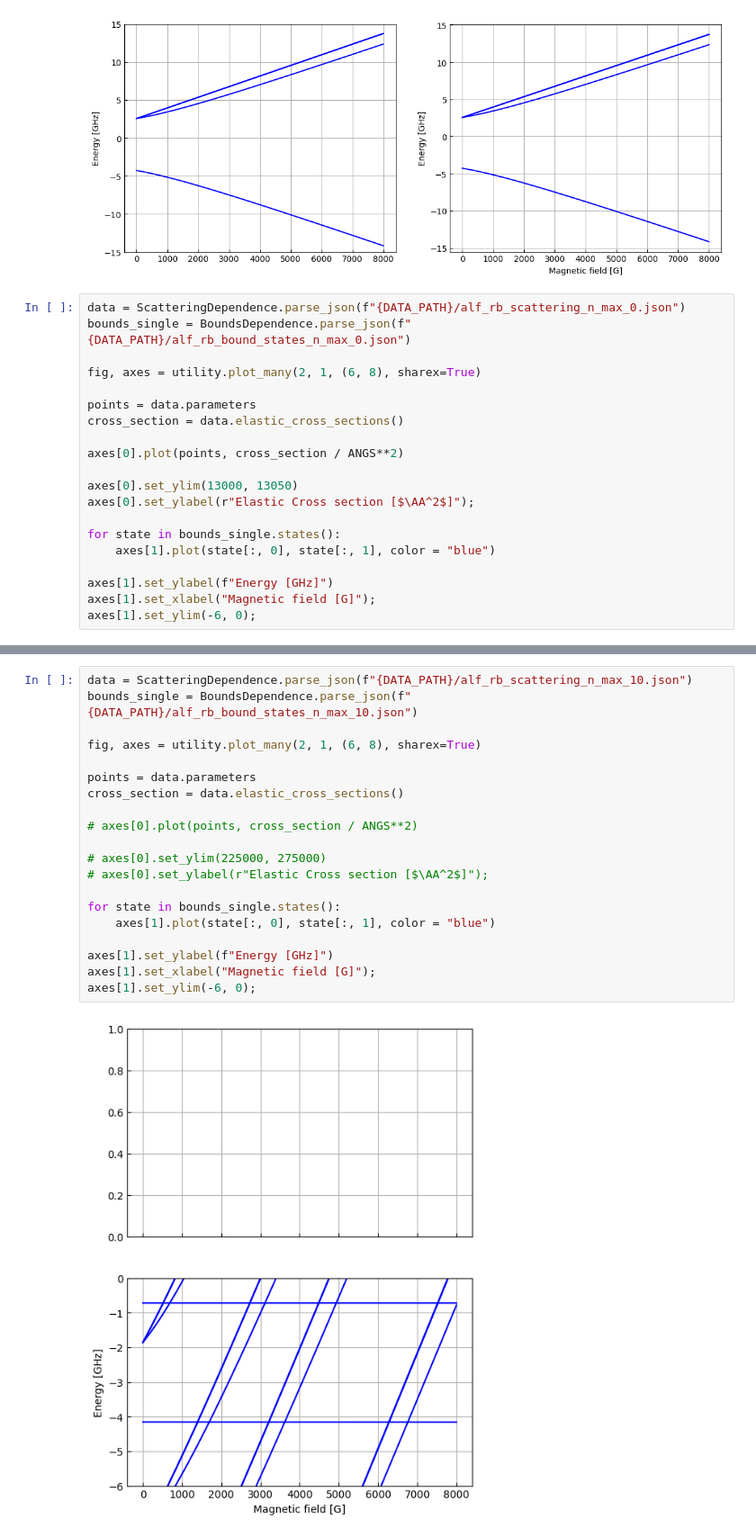
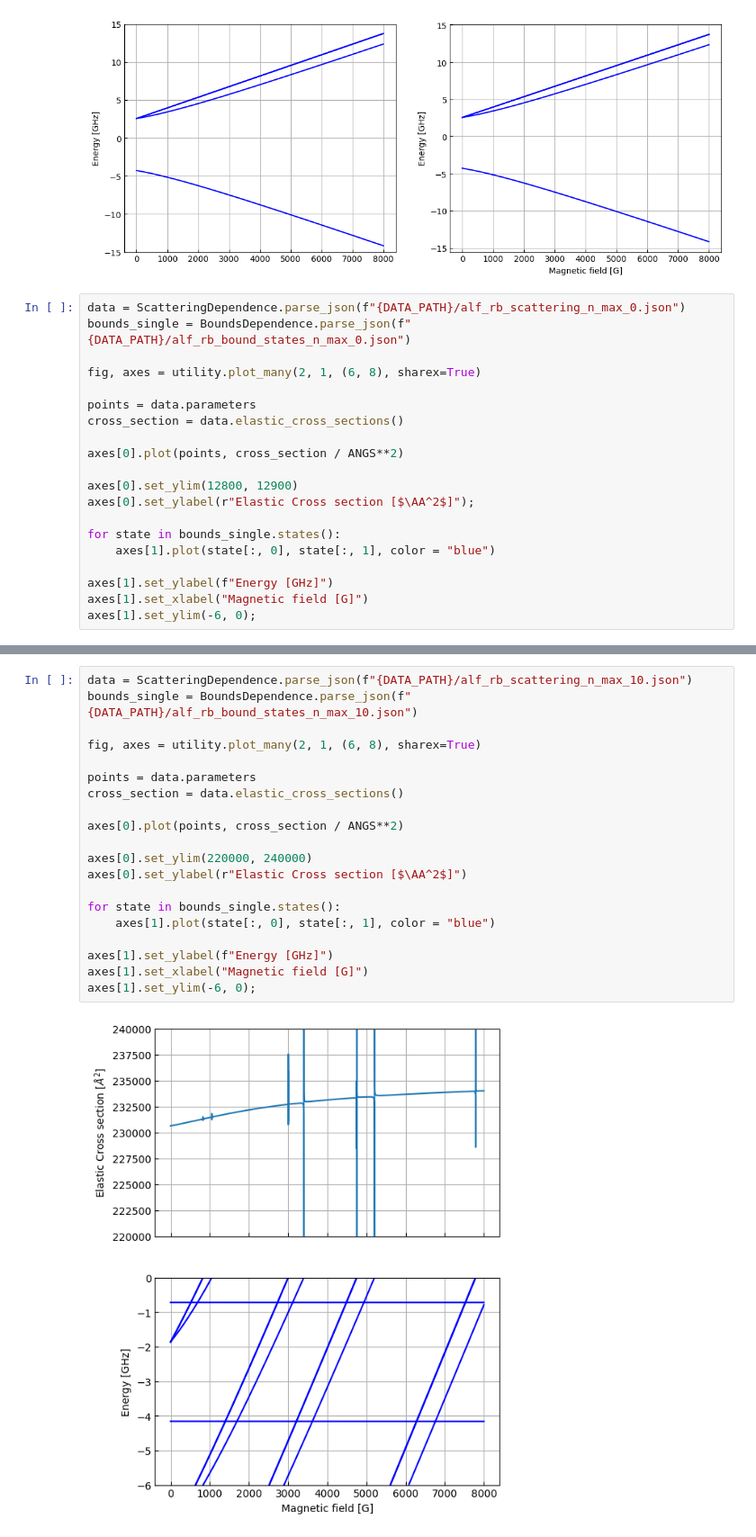
Before and after one commit to Wleter/rb_alf_feshbach, a Jupyter notebook: analysis/analysis.ipynb, the cells around one changed output, grey strips where cells are left out. Shown at 90% size. Cells and saved outputs as stored; diff of their text form.

```diff
--- a/analysis/analysis.ipynb
+++ b/analysis/analysis.ipynb
@@ -191,13 +191,13 @@ cross_section = data.elastic_cross_sections()
 
 axes[0].plot(points, cross_section / ANGS**2)
 
-axes[0].set_ylim(13000, 13050)
+axes[0].set_ylim(12800, 12900)
 axes[0].set_ylabel(r"Elastic Cross section [$\AA^2$]");
 
 for state in bounds_single.states():
 	axes[1].plot(state[:, 0], state[:, 1], color = "blue")
 
 axes[1].set_ylabel(f"Energy [GHz]")
-axes[1].set_xlabel("Magnetic field [G]");
+axes[1].set_xlabel("Magnetic field [G]")
 axes[1].set_ylim(-6, 0);
 # %% [output]
@@ -205,22 +205,22 @@ axes[1].set_ylim(-6, 0);
 # %%
 data = ScatteringDependence.parse_json(f"{DATA_PATH}/alf_rb_scattering_n_max_10.json")
 bounds_single = BoundsDependence.parse_json(f"{DATA_PATH}/alf_rb_bound_states_n_max_10.json")
 
 fig, axes = utility.plot_many(2, 1, (6, 8), sharex=True)
 
 points = data.parameters
 cross_section = data.elastic_cross_sections()
 
-# axes[0].plot(points, cross_section / ANGS**2)
+axes[0].plot(points, cross_section / ANGS**2)
 
-# axes[0].set_ylim(225000, 275000)
-# axes[0].set_ylabel(r"Elastic Cross section [$\AA^2$]");
+axes[0].set_ylim(220000, 240000)
+axes[0].set_ylabel(r"Elastic Cross section [$\AA^2$]")
 
 for state in bounds_single.states():
 	axes[1].plot(state[:, 0], state[:, 1], color = "blue")
 
 axes[1].set_ylabel(f"Energy [GHz]")
-axes[1].set_xlabel("Magnetic field [G]");
+axes[1].set_xlabel("Magnetic field [G]")
 axes[1].set_ylim(-6, 0);
 # %% [output]
-[figure, old version]
+[figure, new version]
```
Also changed, not shown: parts of 5 cells of this notebook, 1 other file.
